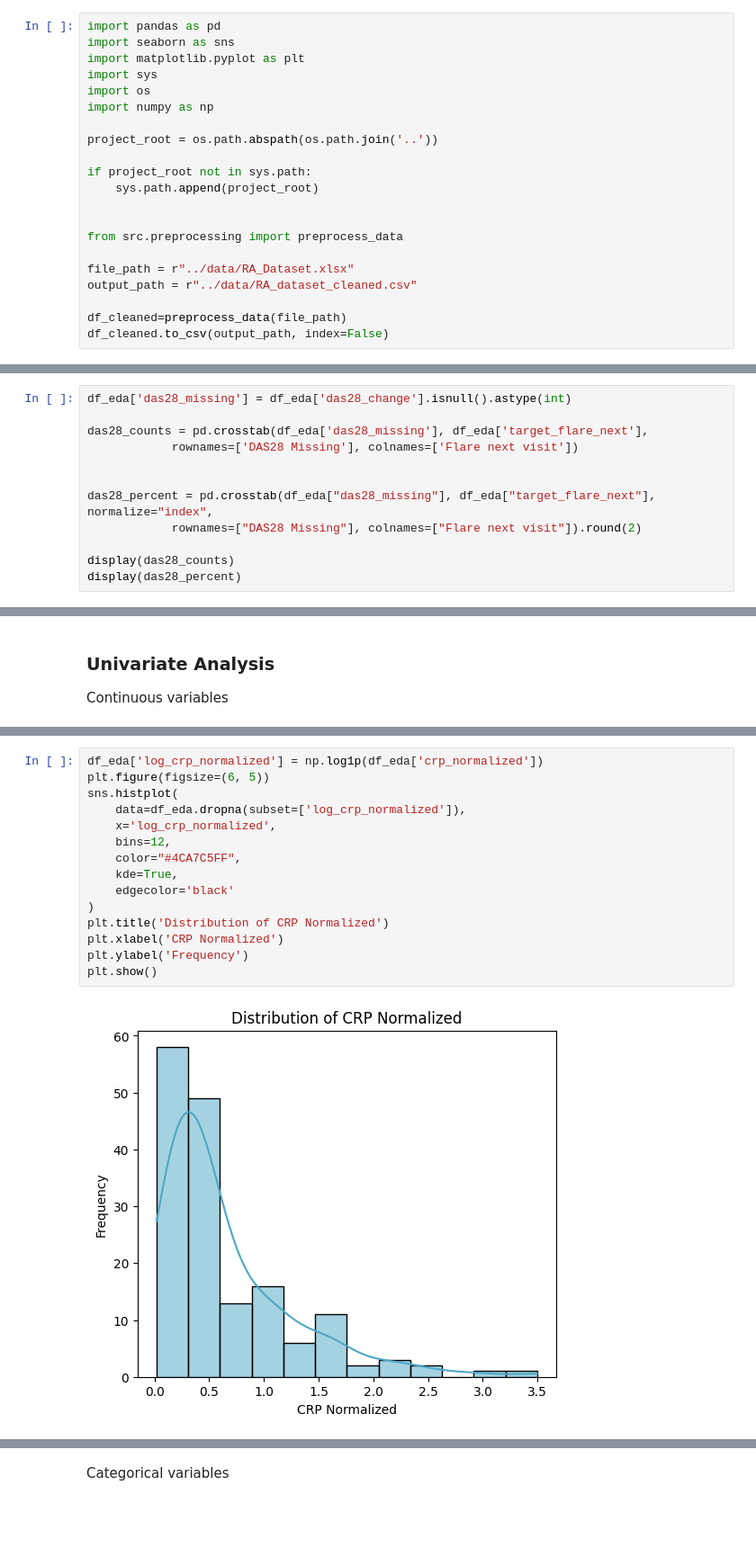
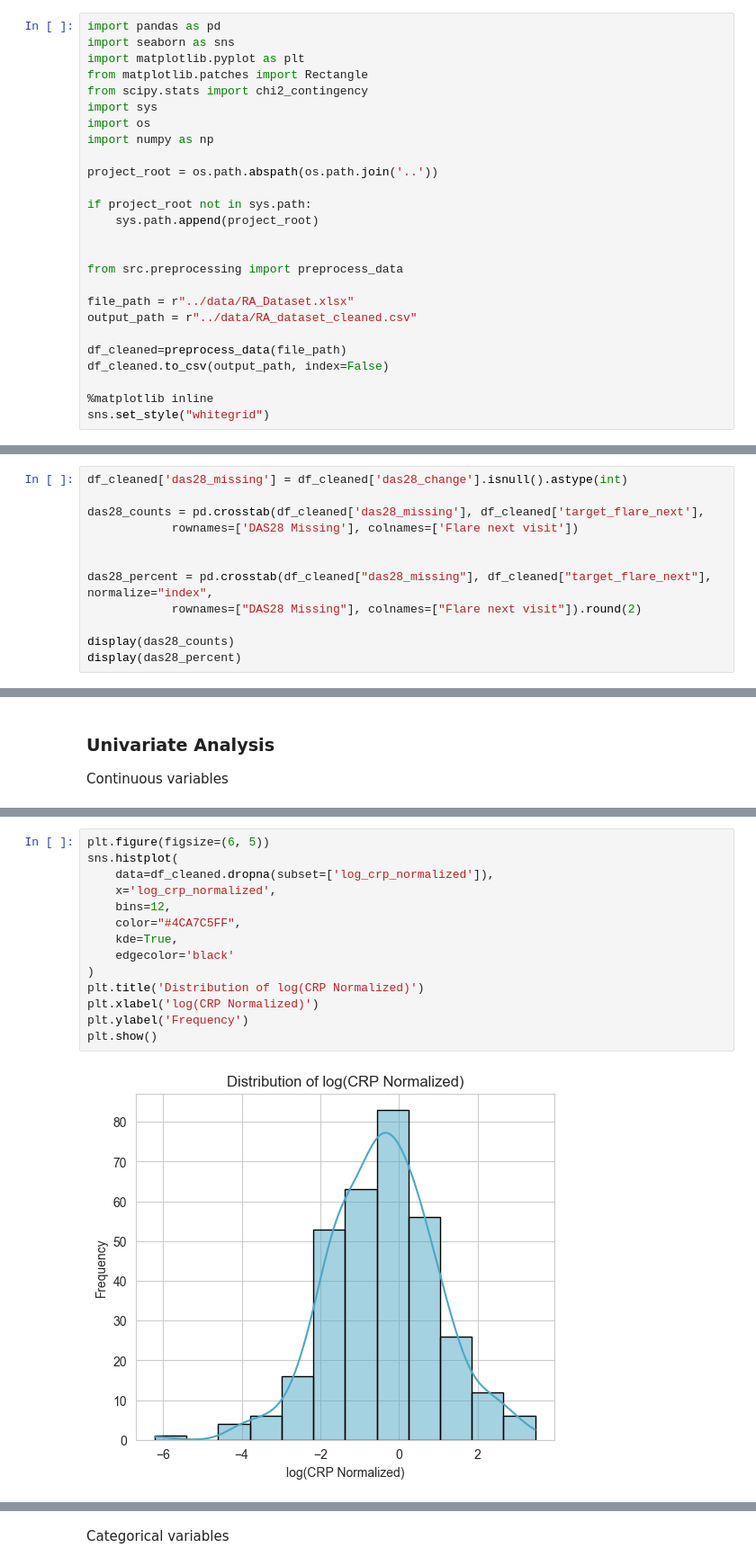
Before and after one commit to konnatzeik/Master_Thesis, a Jupyter notebook: notebooks/01_EDA.ipynb, the cells around one changed output, grey strips where cells are left out. Shown at 90% size. Cells and saved outputs as stored; diff of their text form; blank space fills up the shorter version.

```diff
--- a/notebooks/01_EDA.ipynb
+++ b/notebooks/01_EDA.ipynb
@@ -5,6 +5,8 @@ The goal of this notebook is to
 import pandas as pd
 import seaborn as sns
 import matplotlib.pyplot as plt
+from matplotlib.patches import Rectangle
+from scipy.stats import chi2_contingency
 import sys
 import os
 import numpy as np
@@ -22,5 +24,8 @@ output_path = r"../data/RA_dataset_cleaned.csv"
 
 df_cleaned=preprocess_data(file_path)
 df_cleaned.to_csv(output_path, index=False)
+
+%matplotlib inline
+sns.set_style("whitegrid")
 # %% [output]
 Dropping columns with > 50% missing values: smoking, tjc_28, sjc_28, vas
@@ -242,12 +319,12 @@ display(esr_percent)
 | 1 | 0.72 | 0.28 |
 # %%
-df_eda['das28_missing'] = df_eda['das28_change'].isnull().astype(int)
+df_cleaned['das28_missing'] = df_cleaned['das28_change'].isnull().astype(int)
 
-das28_counts = pd.crosstab(df_eda['das28_missing'], df_eda['target_flare_next'],
+das28_counts = pd.crosstab(df_cleaned['das28_missing'], df_cleaned['target_flare_next'],
             rownames=['DAS28 Missing'], colnames=['Flare next visit'])
 
 
-das28_percent = pd.crosstab(df_eda["das28_missing"], df_eda["target_flare_next"], normalize="index",
+das28_percent = pd.crosstab(df_cleaned["das28_missing"], df_cleaned["target_flare_next"], normalize="index",
             rownames=["DAS28 Missing"], colnames=["Flare next visit"]).round(2)
 
 display(das28_counts)
@@ -406,19 +496,18 @@ min        0.020000
 max       32.000000
 Name: crp_normalized, dtype: float64
 # %%
-df_eda['log_crp_normalized'] = np.log1p(df_eda['crp_normalized'])
 plt.figure(figsize=(6, 5))
 sns.histplot(
-    data=df_eda.dropna(subset=['log_crp_normalized']),
+    data=df_cleaned.dropna(subset=['log_crp_normalized']),
     x='log_crp_normalized',
     bins=12,
     color="#4CA7C5FF",
     kde=True,
     edgecolor='black'
 )
-plt.title('Distribution of CRP Normalized')
-plt.xlabel('CRP Normalized')
+plt.title('Distribution of log(CRP Normalized)')
+plt.xlabel('log(CRP Normalized)')
 plt.ylabel('Frequency')
 plt.show()
 # %% [output]
-[figure, old version]
+[figure, new version]
```
Also changed, not shown: parts of 95 cells of this notebook.
